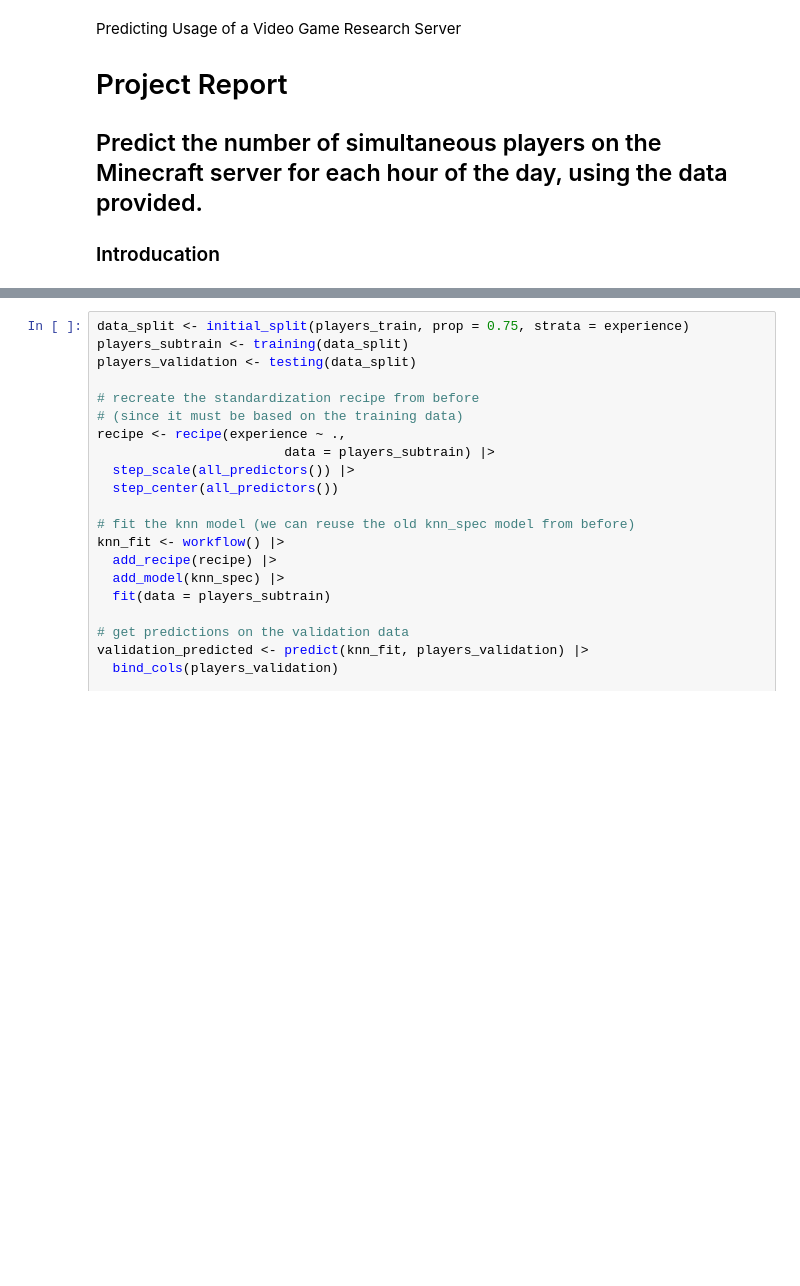
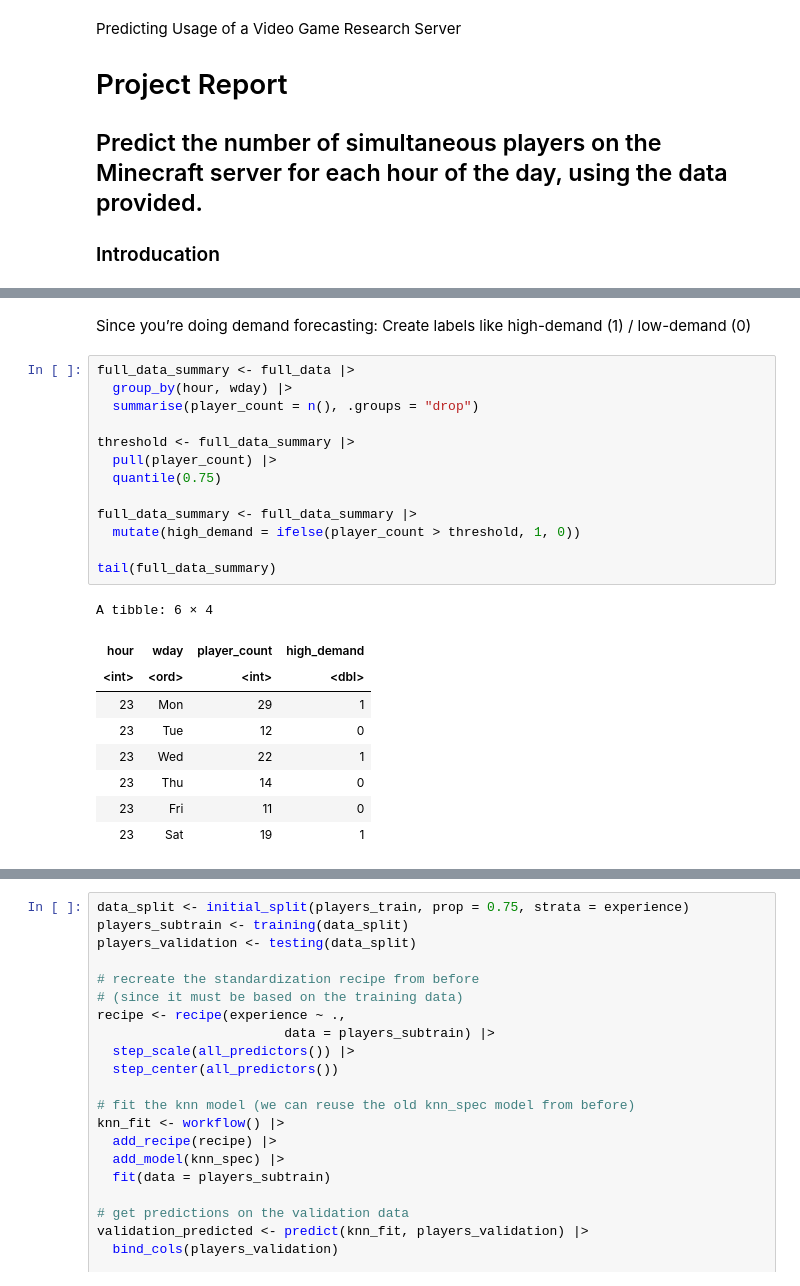
Before and after one commit to ramoladeepika/Ramola_DSCI_100_project_2025, a Jupyter notebook: Dsci_100_project_code.ipynb, the cells around one changed output, grey strips where cells are left out. Cells and saved outputs as stored; diff of their text form; blank space fills up the shorter version.

```diff
--- a/Dsci_100_project_code.ipynb
+++ b/Dsci_100_project_code.ipynb
@@ -145,0 +141,26 @@ players_test_predictions |> pull(experience) |> levels()
+# %% [markdown]
+Since you’re doing demand forecasting:
+Create labels like high-demand (1) / low-demand (0)
+# %%
+full_data_summary <- full_data |>
+  group_by(hour, wday) |>
+  summarise(player_count = n(), .groups = "drop")
+
+threshold <- full_data_summary |>
+  pull(player_count) |>
+  quantile(0.75)
+
+full_data_summary <- full_data_summary |>
+  mutate(high_demand = ifelse(player_count > threshold, 1, 0))
+
+tail(full_data_summary)
+# %% [output]
+A tibble: 6 × 4
+| hour | wday | player_count | high_demand |
+| <int> | <ord> | <int> | <dbl> |
+| 23 | Mon | 29 | 1 |
+| 23 | Tue | 12 | 0 |
+| 23 | Wed | 22 | 1 |
+| 23 | Thu | 14 | 0 |
+| 23 | Fri | 11 | 0 |
+| 23 | Sat | 19 | 1 |
```
Also changed, not shown: parts of 25 cells of this notebook.
